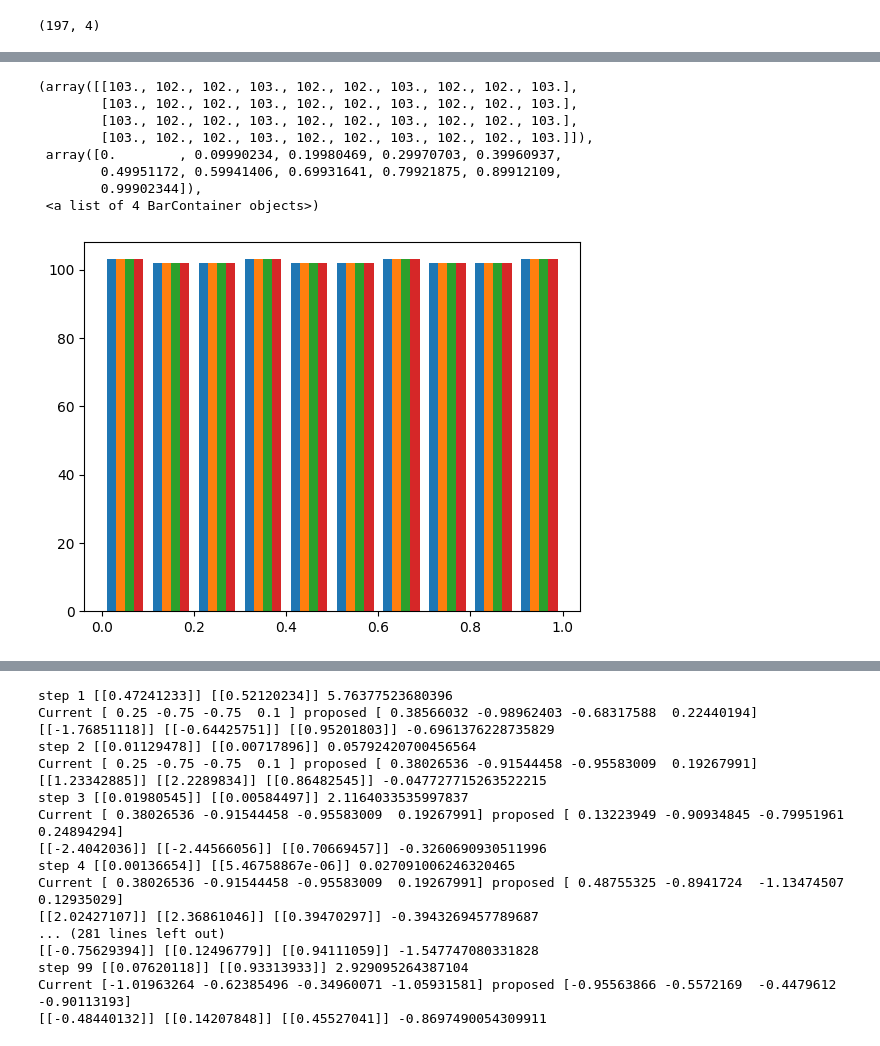
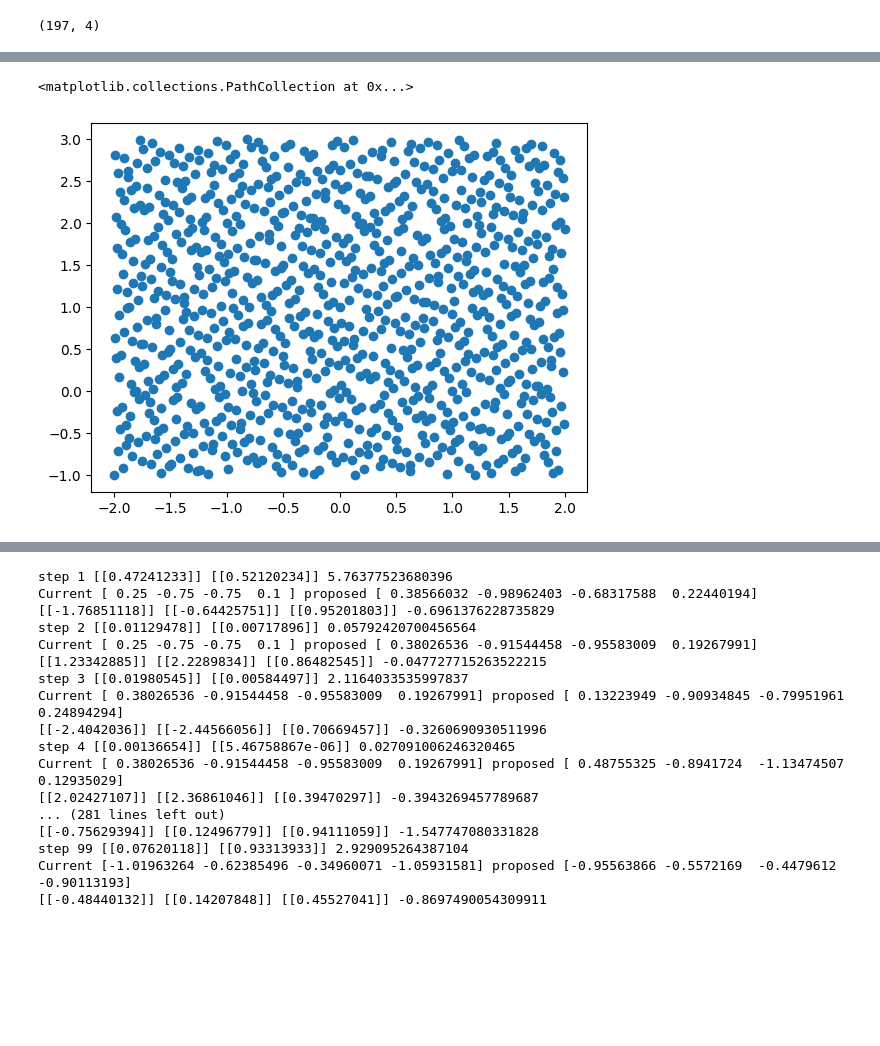
Before and after one commit to jojoroy/MScDis, a Jupyter notebook: GPMH_penalty.ipynb, the cells around one changed output, grey strips where cells are left out. Drawn from its saved outputs; the diff is of its cells as text; code cells hidden in the pictures; blank space fills up the shorter version.

```diff
--- a/GPMH_penalty.ipynb
+++ b/GPMH_penalty.ipynb
@@ -1255,3 +1255,6 @@ params_current = jnp.array([[ 1.1, -2.9, -0.5,  1. ],
        [ 0.8, -1.5, -2.2,  1.3]]
 )
 '''
+# %%
+params_current=test_pts[:900,:]
+y_current = jnp.array(log_likelihood_lv(params_current).reshape(-1,1))
@@ -1547,15 +1609,8 @@ array([[ 0.0085283 ,  0.00454765, -0.00221511,  0.00072672],
-# %%
-plt.hist(x_grid)
-# %% [output]
-(array([[103., 102., 102., 103., 102., 102., 103., 102., 102., 103.],
-        [103., 102., 102., 103., 102., 102., 103., 102., 102., 103.],
-        [103., 102., 102., 103., 102., 102., 103., 102., 102., 103.],
-        [103., 102., 102., 103., 102., 102., 103., 102., 102., 103.]]),
- array([0.        , 0.09990234, 0.19980469, 0.29970703, 0.39960937,
-        0.49951172, 0.59941406, 0.69931641, 0.79921875, 0.89912109,
-        0.99902344]),
- <a list of 4 BarContainer objects>)
-[figure, removed]
+# %%
+plt.scatter(params_current[:,0],params_current[:,2])
+# %% [output]
+<matplotlib.collections.PathCollection at 0x...>
+[figure, added]
 # %%
 plt.figure(figsize=(10, 5))
 for i, param in enumerate(['alpha', 'beta', 'delta', 'gamma']):
```
Also changed, not shown: parts of 16 cells of this notebook.
